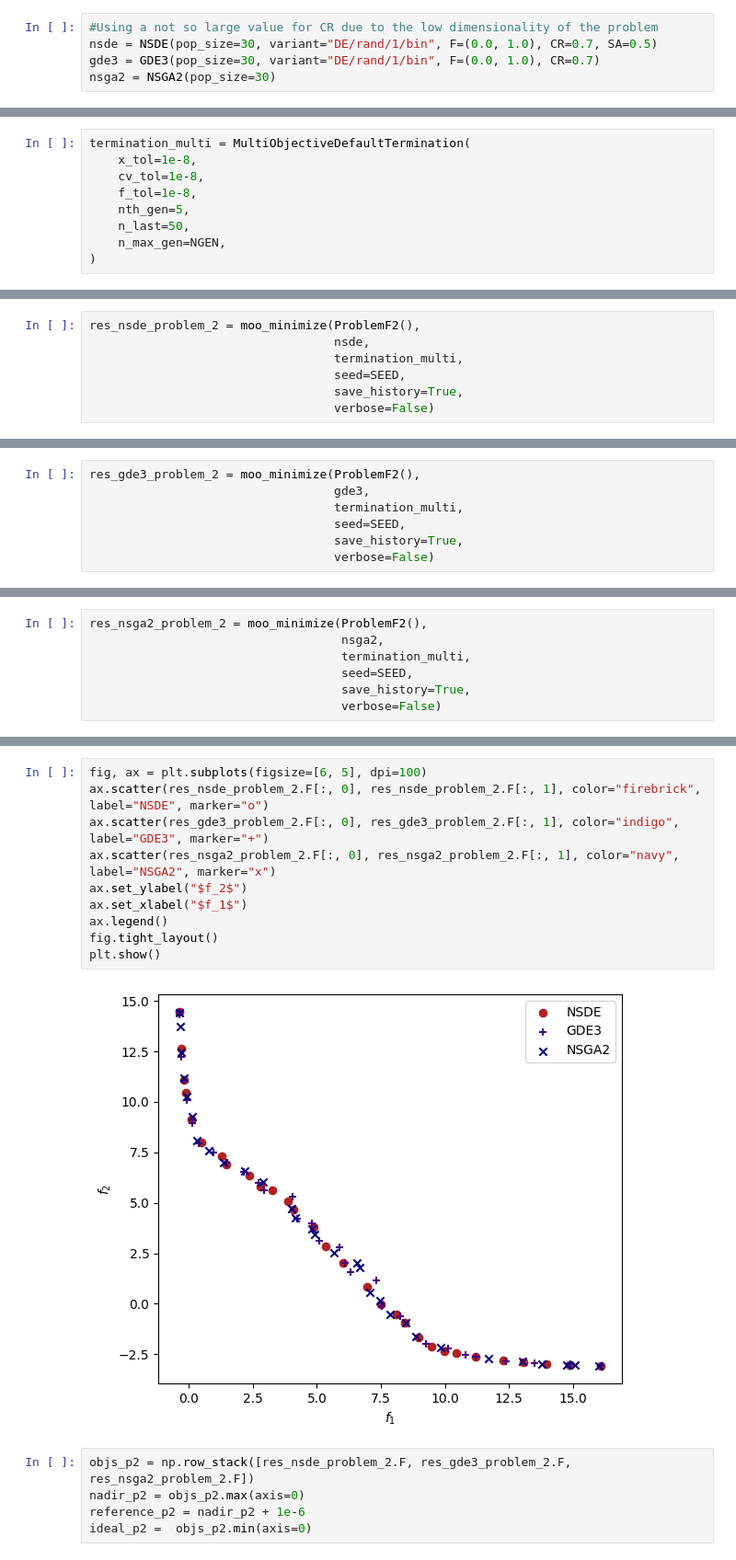
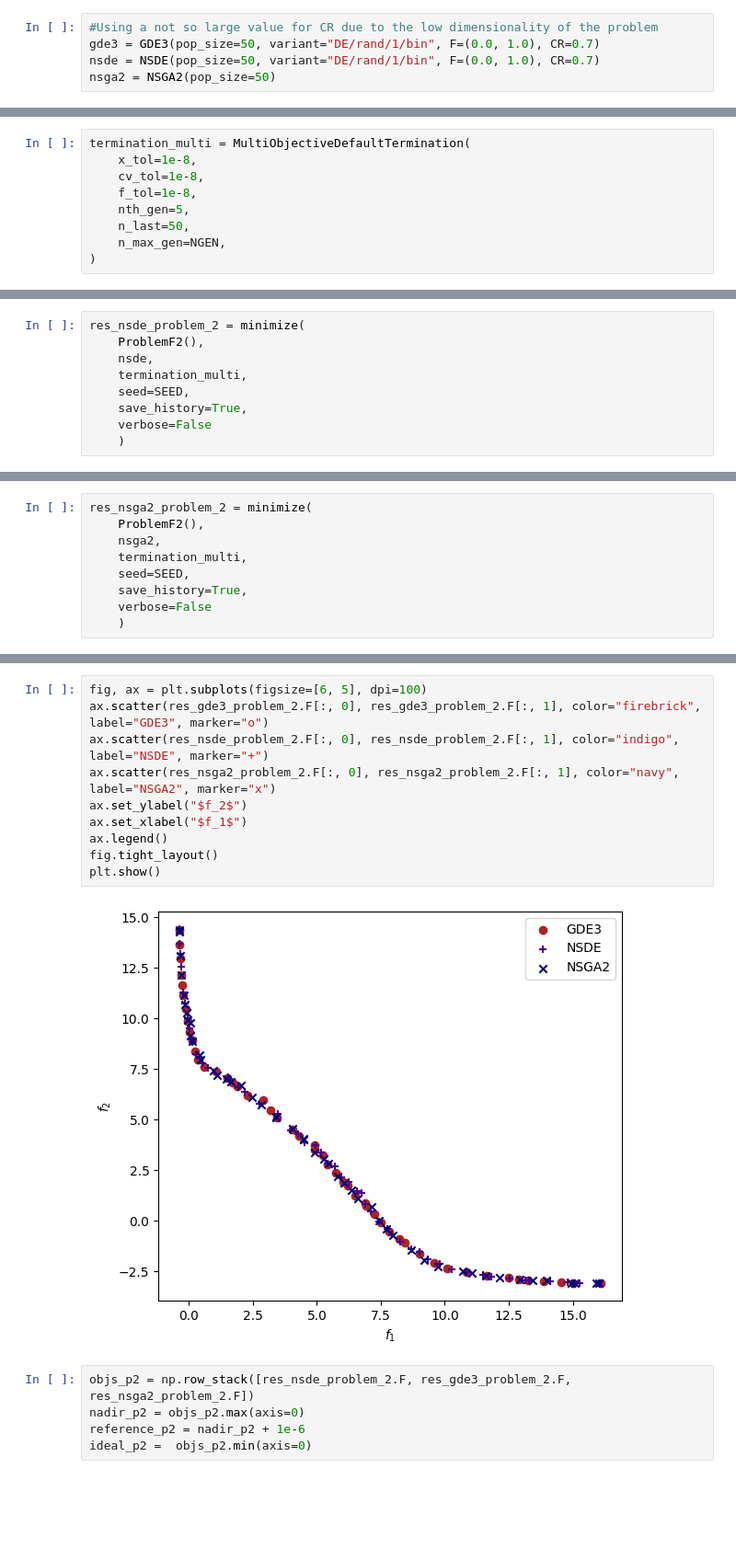
Before and after one commit to mooscaliaproject/pymoode, a Jupyter notebook: notebooks/tutorial.ipynb, the cells around one changed output, grey strips where cells are left out. Shown at 92% size. Drawn from its saved outputs; the diff is of its cells as text; blank space fills up the shorter version.

```diff
--- a/notebooks/tutorial.ipynb
+++ b/notebooks/tutorial.ipynb
@@ -231,9 +237,9 @@ class ProblemF2(Problem):
         out["G"] = np.column_stack([G1, G2])
 # %%
 #Using a not so large value for CR due to the low dimensionality of the problem
-nsde = NSDE(pop_size=30, variant="DE/rand/1/bin", F=(0.0, 1.0), CR=0.7, SA=0.5)
-gde3 = GDE3(pop_size=30, variant="DE/rand/1/bin", F=(0.0, 1.0), CR=0.7)
-nsga2 = NSGA2(pop_size=30)
+gde3 = GDE3(pop_size=50, variant="DE/rand/1/bin", F=(0.0, 1.0), CR=0.7)
+nsde = NSDE(pop_size=50, variant="DE/rand/1/bin", F=(0.0, 1.0), CR=0.7)
+nsga2 = NSGA2(pop_size=50)
 # %%
 %matplotlib inline
 # %%
@@ -250,10 +275,12 @@ termination_multi = MultiObjectiveDefaultTermination(
 # %%
-res_nsde_problem_2 = moo_minimize(ProblemF2(),
-                                  nsde,
-                                  termination_multi,
-                                  seed=SEED,
-                                  save_history=True,
-                                  verbose=False)
+res_nsde_problem_2 = minimize(
+    ProblemF2(),
+    nsde,
+    termination_multi,
+    seed=SEED,
+    save_history=True,
+    verbose=False
+    )
 # %%
 fig, ax = plt.subplots(figsize=[6, 5], dpi=100)
 ax.scatter(res_nsde_problem_2.F[:, 0], res_nsde_problem_2.F[:, 1], color="firebrick", label="NSDE")
@@ -267,7 +294,9 @@ plt.show()
 # %%
-res_gde3_problem_2 = moo_minimize(ProblemF2(),
-                                  gde3,
-                                  termination_multi,
-                                  seed=SEED,
-                                  save_history=True,
-                                  verbose=False)
+res_nsga2_problem_2 = minimize(
+    ProblemF2(),
+    nsga2,
+    termination_multi,
+    seed=SEED,
+    save_history=True,
+    verbose=False
+    )
@@ -284,10 +303,3 @@ plt.show()
-# %%
-res_nsga2_problem_2 = moo_minimize(ProblemF2(),
-                                   nsga2,
-                                   termination_multi,
-                                   seed=SEED,
-                                   save_history=True,
-                                   verbose=False)
 # %%
 fig, ax = plt.subplots(figsize=[6, 5], dpi=100)
 ax.scatter(res_nsga2_problem_2.F[:, 0], res_nsga2_problem_2.F[:, 1], color="firebrick", label="NSGA2")
@@ -301,15 +313,15 @@ plt.show()
 # %%
 fig, ax = plt.subplots(figsize=[6, 5], dpi=100)
-ax.scatter(res_nsde_problem_2.F[:, 0], res_nsde_problem_2.F[:, 1], color="firebrick", label="NSDE", marker="o")
-ax.scatter(res_gde3_problem_2.F[:, 0], res_gde3_problem_2.F[:, 1], color="indigo", label="GDE3", marker="+")
+ax.scatter(res_gde3_problem_2.F[:, 0], res_gde3_problem_2.F[:, 1], color="firebrick", label="GDE3", marker="o")
+ax.scatter(res_nsde_problem_2.F[:, 0], res_nsde_problem_2.F[:, 1], color="indigo", label="NSDE", marker="+")
 ax.scatter(res_nsga2_problem_2.F[:, 0], res_nsga2_problem_2.F[:, 1], color="navy", label="NSGA2", marker="x")
 ax.set_ylabel("$f_2$")
 ax.set_xlabel("$f_1$")
 ax.legend()
 fig.tight_layout()
 plt.show()
 # %% [output]
-[figure, old version]
+[figure, new version]
 # %%
 objs_p2 = np.row_stack([res_nsde_problem_2.F, res_gde3_problem_2.F, res_nsga2_problem_2.F])
 nadir_p2 = objs_p2.max(axis=0)
```
Also changed, not shown: parts of 25 cells of this notebook, 24 other files.
